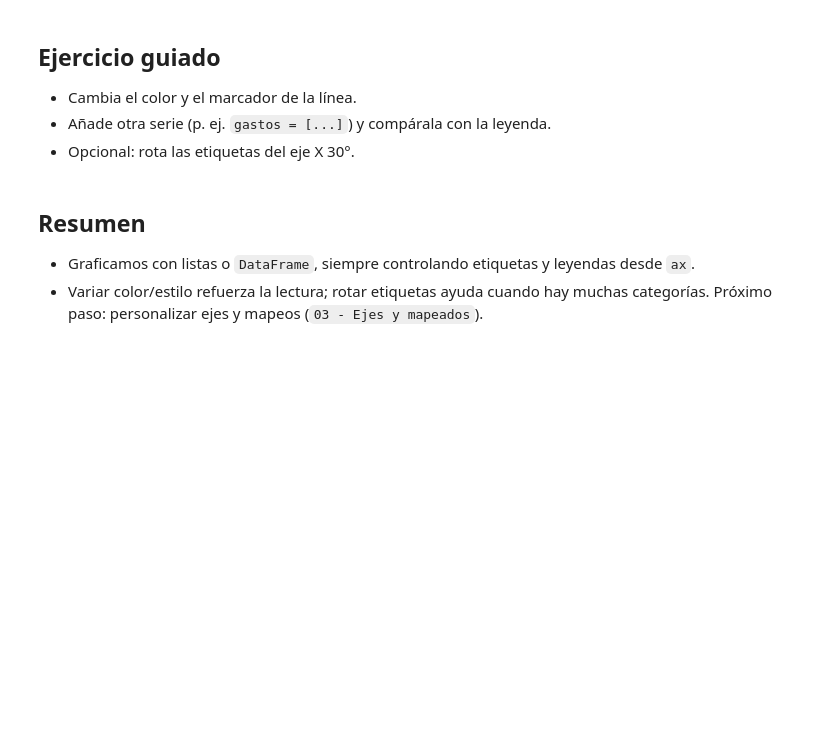
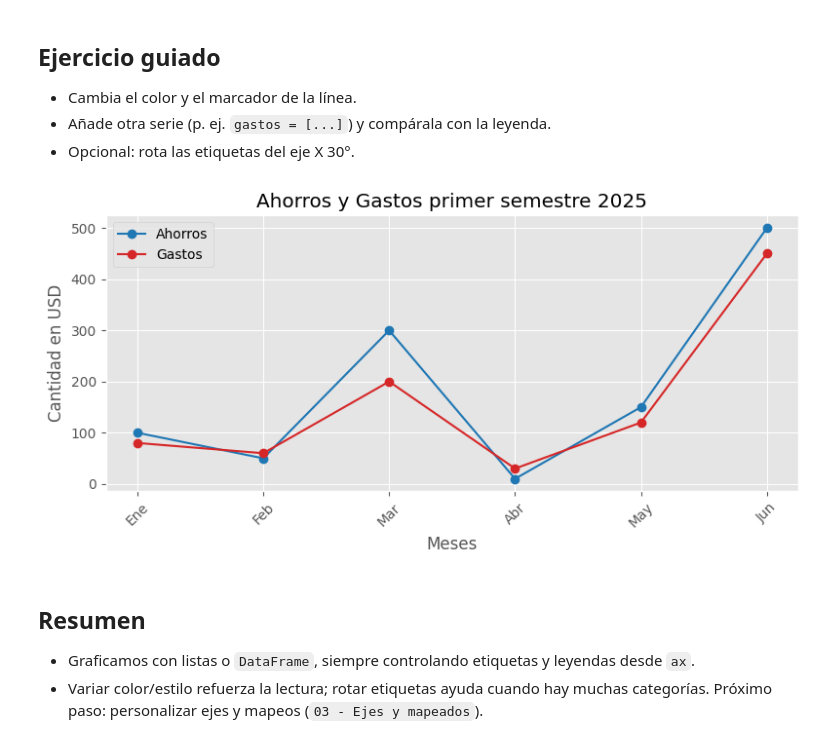
Before and after one commit to garitastephanny-collab/Clase-12---Python, a Jupyter notebook: Notebook/02 - Primeros gráficos.ipynb, the cells around one changed output. Drawn from its saved outputs; the diff is of its cells as text; code cells hidden in the pictures; blank space fills up the shorter version.

```diff
--- a/Notebook/02 - Primeros gráficos.ipynb
+++ b/Notebook/02 - Primeros gráficos.ipynb
@@ -51,3 +60,26 @@ fig, ax = plt.subplots()
+# %%
+gastos = [80, 60, 200, 30, 120, 450]
+ahorros = [100, 50, 300, 10, 150, 500]
+gastos = [80, 60, 200, 30, 120, 450]
+
+#Armar gráfico de ahorros y gastos
+fig, ax = plt.subplots()
+ax.plot(meses, ahorros, marker="o", label="Ahorros", color="tab:blue")
+ax.plot(meses, gastos, marker="o", label="Gastos", color="tab:red")
+
+ax.set_xticks(range(len(meses)))
+
+#Etiquetas y leyendas
+ax.set_title("Ahorros y Gastos primer semestre 2025")
+ax.set_xlabel("Meses")
+ax.set_ylabel("Cantidad en USD")
+ax.legend()
+
+ax.set_xticklabels(meses, rotation=45) #Rotar etiquetas del eje X para mejor legibidad
+
+fig.tight_layout()
+# %% [output]
+[figure, added]
 # %% [markdown]
 ## Resumen
 - Graficamos con listas o `DataFrame`, siempre controlando etiquetas y leyendas desde `ax`.
```
Also changed, not shown: parts of 4 cells of this notebook, 6 other files.
